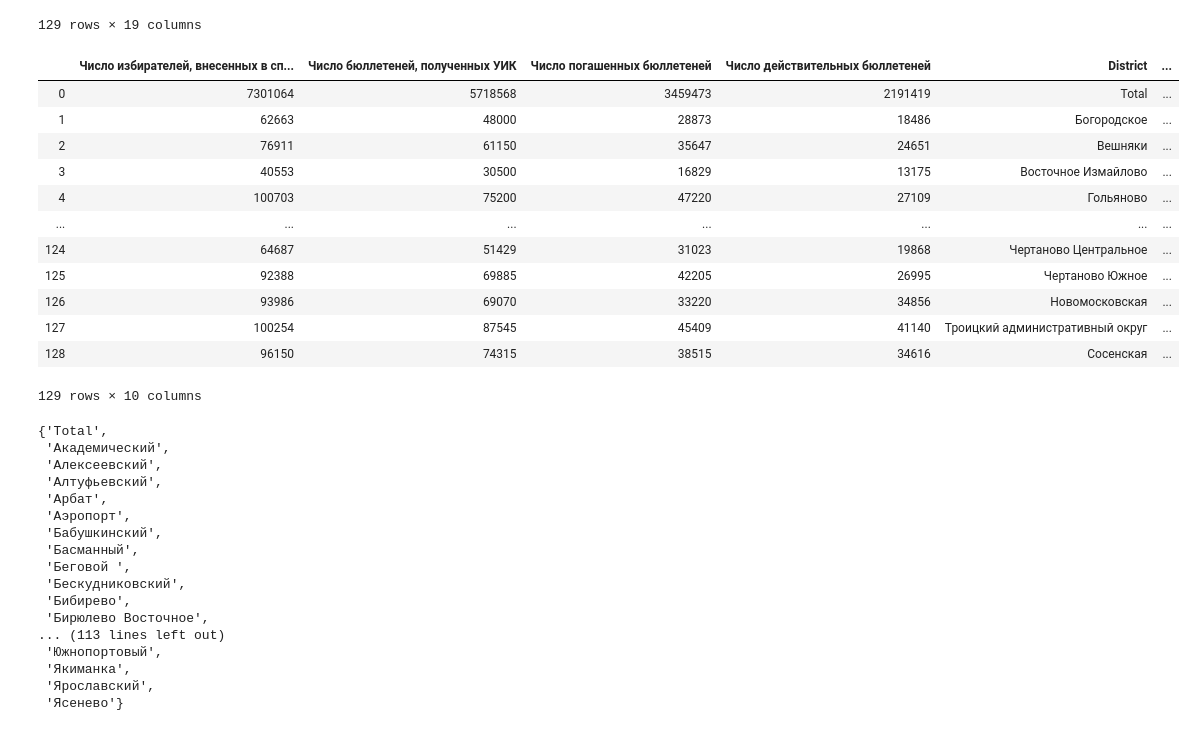
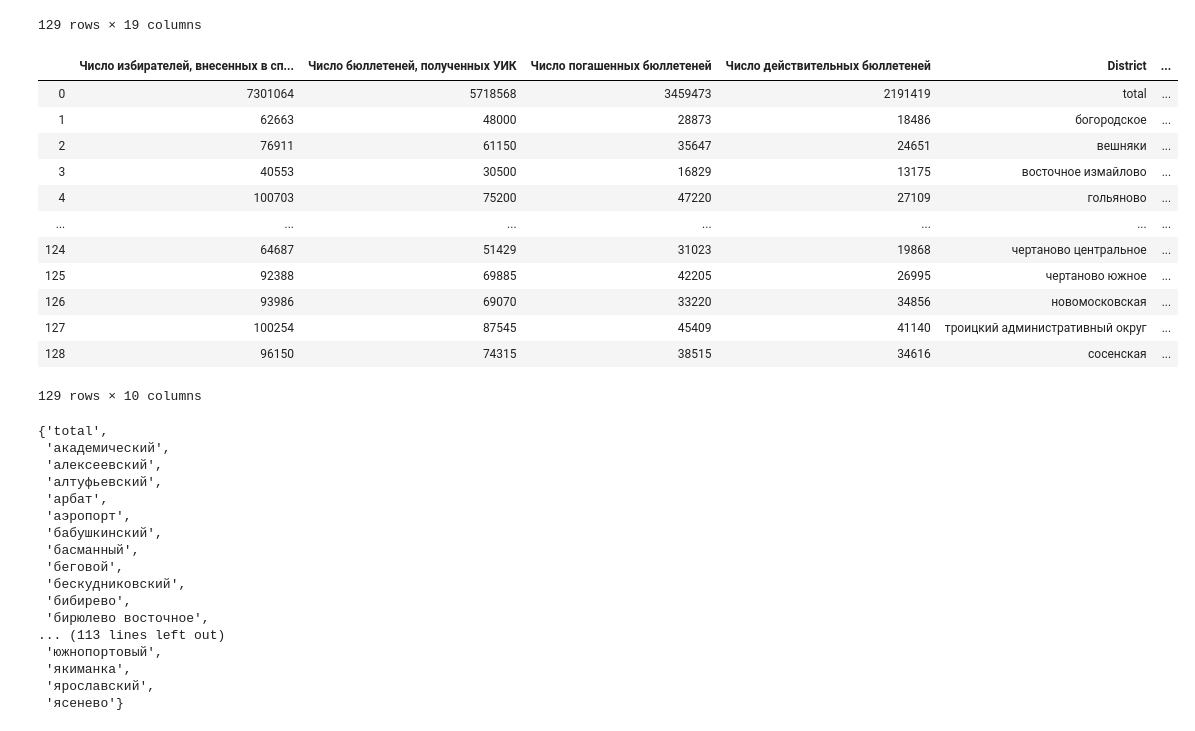
Before and after one commit to kirastain/SPO-5sem, a Jupyter notebook: lab3/Untitled1.ipynb, the cells around one changed output. Saved outputs shown, nothing was run; the diff lists cells and outputs as text; code cells hidden in the pictures.

```diff
--- a/lab3/Untitled1.ipynb
+++ b/lab3/Untitled1.ipynb
@@ -47,6 +47,8 @@ frames = [votes, cands]
 full_votes = pd.concat(frames, axis=1)
 full_votes['District'] = full_votes['District'].str.replace('ё', 'е')
 m_map['NAME'] = m_map['NAME'].str.replace('ё', 'е')
+m_map['NAME'] = m_map['NAME'].str.lower()
+full_votes['District'] = full_votes['District'].str.lower()
 full_votes
 # %% [output]
 |  | Unnamed: 0 | Число избирателей, внесенных в сп... | Число бюллетеней, полученных УИК | Число бюллетеней, выданных в поме... | Число бюллетеней, выданных вне по... | ... |
@@ -65,39 +67,40 @@ full_votes
 # %%
 full_votes['District'] = full_votes['District'].str.replace('район ', '')
 full_votes['District'] = full_votes['District'].str.replace(' район', '')
+full_votes['District'] = full_votes['District'].str.rstrip()
 full_votes = full_votes.drop(['Unnamed: 0', 'Число бюллетеней, не учтенных при получении', 'Число утраченных бюллетеней', 'Число недействительных бюллетеней', 'Число бюллетеней, выданных в помещении для голосования', 'Число бюллетеней, выданных вне помещения для голосования', 'Число бюллетеней, содержащихся в переносных ящиках', 'Число бюллетеней, содержащихся в стационарных ящиках', 'Число утраченных бюллетеней', 'Число бюллетеней, не учтенных при получении'], axis=1)
 full_votes
 # %% [output]
 |  | Число избирателей, внесенных в сп... | Число бюллетеней, полученных УИК | Число погашенных бюллетеней | Число действительных бюллетеней | District | ... |
-| 0 | 7301064 | 5718568 | 3459473 | 2191419 | Total | ... |
-| 1 | 62663 | 48000 | 28873 | 18486 | Богородское | ... |
-| 2 | 76911 | 61150 | 35647 | 24651 | Вешняки | ... |
-| 3 | 40553 | 30500 | 16829 | 13175 | Восточное Измайлово | ... |
-| 4 | 100703 | 75200 | 47220 | 27109 | Гольяново | ... |
+| 0 | 7301064 | 5718568 | 3459473 | 2191419 | total | ... |
+| 1 | 62663 | 48000 | 28873 | 18486 | богородское | ... |
+| 2 | 76911 | 61150 | 35647 | 24651 | вешняки | ... |
+| 3 | 40553 | 30500 | 16829 | 13175 | восточное измайлово | ... |
+| 4 | 100703 | 75200 | 47220 | 27109 | гольяново | ... |
 | ... | ... | ... | ... | ... | ... | ... |
-| 124 | 64687 | 51429 | 31023 | 19868 | Чертаново Центральное | ... |
-| 125 | 92388 | 69885 | 42205 | 26995 | Чертаново Южное | ... |
-| 126 | 93986 | 69070 | 33220 | 34856 | Новомосковская | ... |
-| 127 | 100254 | 87545 | 45409 | 41140 | Троицкий административный округ | ... |
-| 128 | 96150 | 74315 | 38515 | 34616 | Сосенская | ... |
+| 124 | 64687 | 51429 | 31023 | 19868 | чертаново центральное | ... |
+| 125 | 92388 | 69885 | 42205 | 26995 | чертаново южное | ... |
+| 126 | 93986 | 69070 | 33220 | 34856 | новомосковская | ... |
+| 127 | 100254 | 87545 | 45409 | 41140 | троицкий административный округ | ... |
+| 128 | 96150 | 74315 | 38515 | 34616 | сосенская | ... |
 129 rows × 10 columns
 # %%
 set(full_votes['District'])
 # %% [output]
-{'Total',
- 'Академический',
- 'Алексеевский',
- 'Алтуфьевский',
- 'Арбат',
- 'Аэропорт',
- 'Бабушкинский',
- 'Басманный',
- 'Беговой ',
- 'Бескудниковский',
- 'Бибирево',
- 'Бирюлево Восточное',
+{'total',
+ 'академический',
+ 'алексеевский',
+ 'алтуфьевский',
+ 'арбат',
+ 'аэропорт',
+ 'бабушкинский',
+ 'басманный',
+ 'беговой',
+ 'бескудниковский',
+ 'бибирево',
+ 'бирюлево восточное',
 ... (113 lines left out)
- 'Южнопортовый',
- 'Якиманка',
- 'Ярославский',
- 'Ясенево'}
+ 'южнопортовый',
+ 'якиманка',
+ 'ярославский',
+ 'ясенево'}
```
Also changed, not shown: parts of 3 cells of this notebook.
